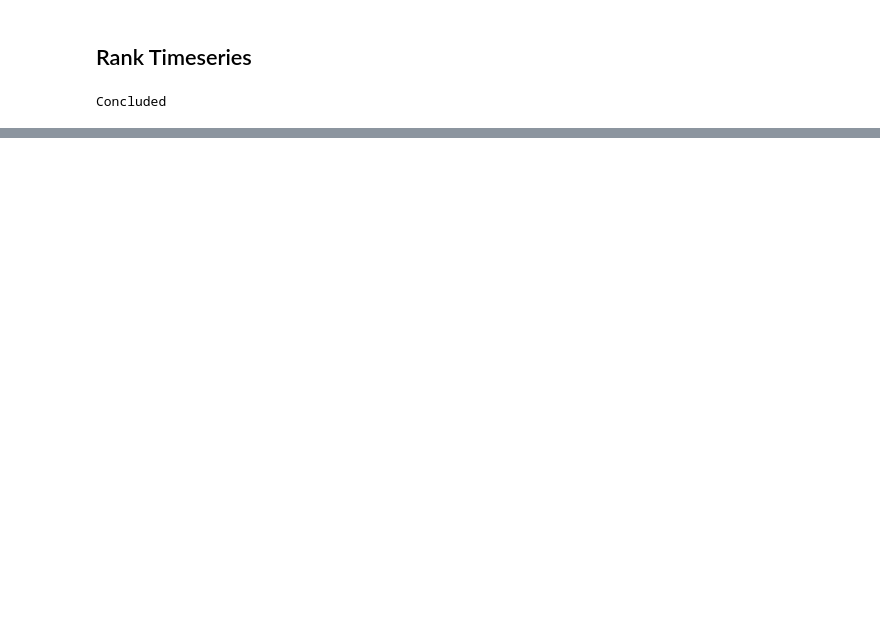
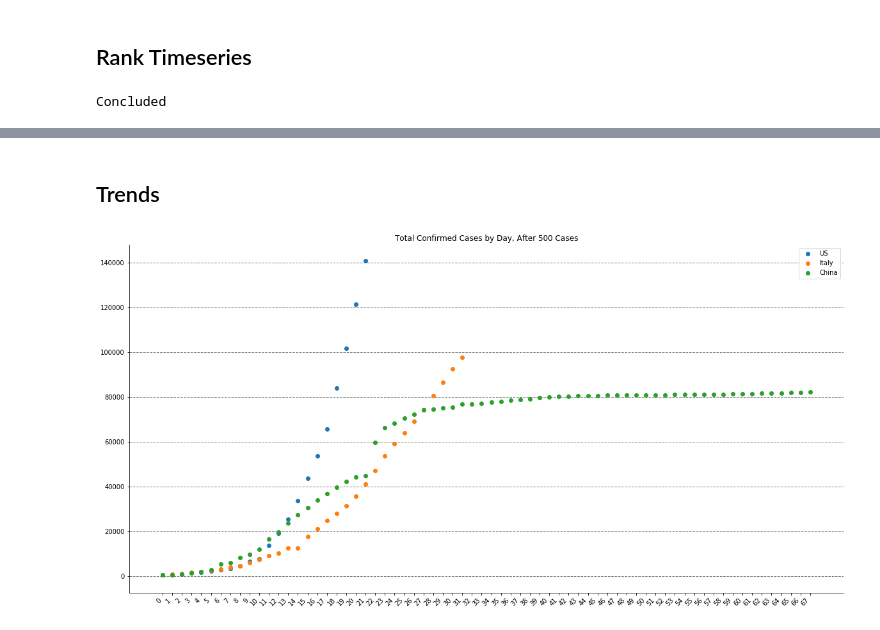
Before and after one commit to Thiagobc23/COVID-19, a Jupyter notebook: COVID19.ipynb, the cells around one changed output, grey strips where cells are left out. Drawn from its saved outputs; the diff is of its cells as text; code cells hidden in the pictures; blank space fills up the shorter version.

```diff
--- a/COVID19.ipynb
+++ b/COVID19.ipynb
@@ -142,9 +142,7 @@ plot_day(df, '28-03-2020')
 ## Map Timeseries
 # %%
 # create file name range from 03-01-2020 **First update with lat and long
-str(pd.date_range(start="03-01-2020",end="28-03-2020").to_list()[0])[:10]
-
-dates = pd.date_range(start="03-01-2020",end="28-03-2020")
+dates = pd.date_range(start="03-01-2020",end=today)
 files = []
 
 for i in dates.strftime('%m-%d-%Y'):
@@ -175,9 +173,7 @@ Moviepy - video ready map_timeseries.mp4
 ## Rank Timeseries
 # %%
 # create file name range from 03-01-2020 **First update with lat and long
-str(pd.date_range(start="02-01-2020",end="03-28-2020").to_list()[0])[:10]
-
-dates = pd.date_range(start="02-01-2020",end="03-28-2020")
+dates = pd.date_range(start="02-01-2020",end=today)
 files = []
 
 for i in dates.strftime('%m-%d-%Y'):
@@ -206,3 +202,5 @@ Moviepy - video ready rank_timeseries.mp4
 [interactive output not drawn]
 # %%
 plt.close('all')
+# %% [markdown]
+## Trends
@@ -208,0 +266,19 @@ plt.close('all')
+# %%
+# US hit 500 on 03-08-2020
+# Italy hit 500 on 02-27-2020
+# Spain hit 500 on 03-07-2020
+# Germany hit 500 on 03-06-2020
+# Canada hit 500 on 03-18-2020
+fig, ax = plt.subplots(1, figsize=(20,10))
+
+plot_contry(['US'], '03-08-2020', '03-09-2020')
+plot_contry(['Italy'], '02-27-2020', '02-28-2020')
+#plot_contry(['Spain'], '03-07-2020', '03-08-2020')
+#plot_contry(['Germany'], '03-06-2020', '03-07-2020')
+#plot_contry(['Canada'], '03-18-2020', '03-19-2020')
+plot_contry(['China', 'Mainland China'])
+
+plt.legend(['US', 'Italy', 'China'])
+plt.savefig('pics/most_affected.png', facecolor='white', edgecolor='none')
+# %% [output]
+[figure, added]
```
Also changed, not shown: parts of 6 cells of this notebook, 1 other file.
